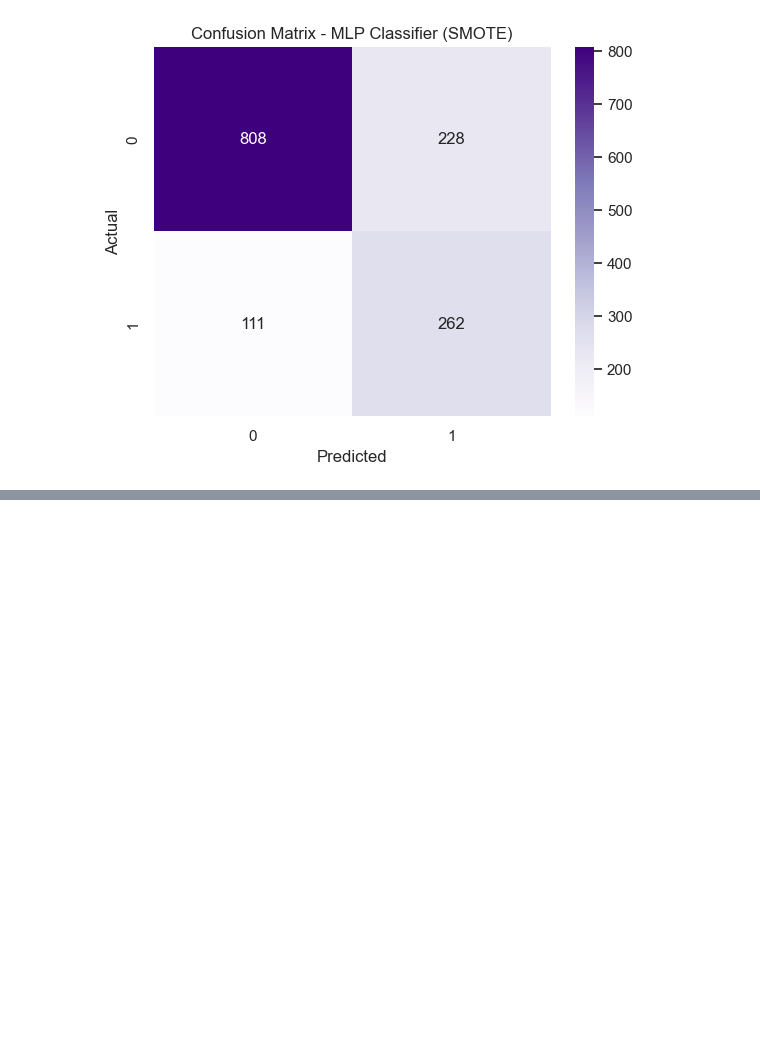
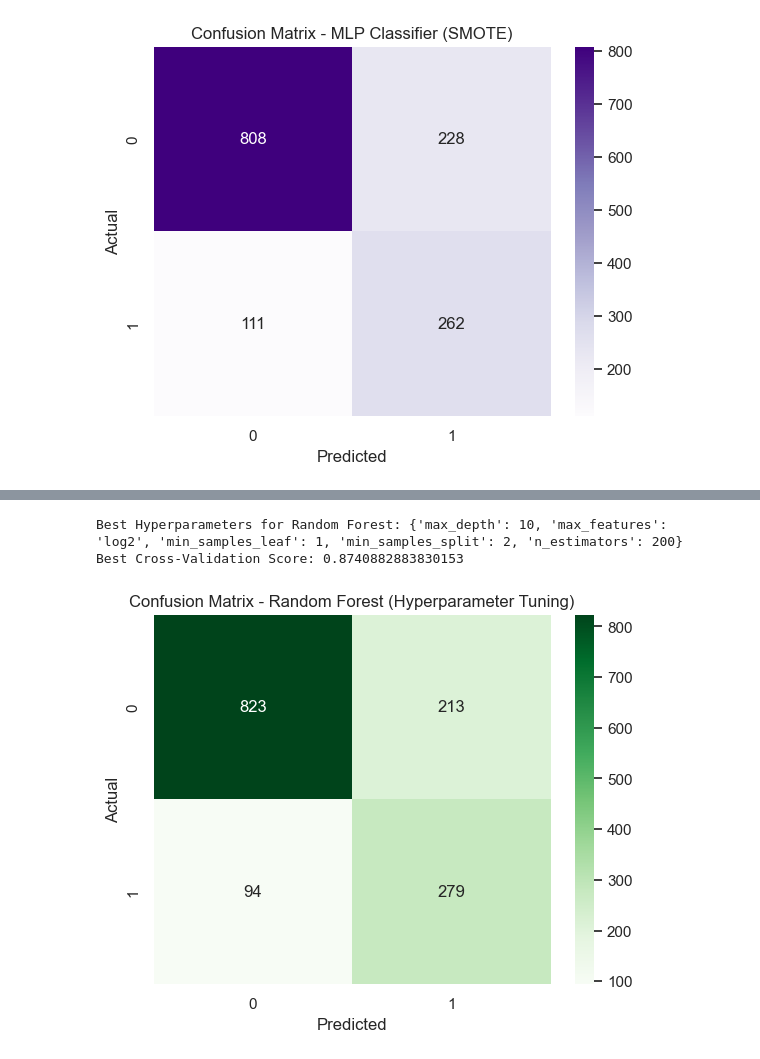
Before and after one commit to ivan-block/Customer-Churn, a Jupyter notebook: churn.ipynb, the cells around one changed output, grey strips where cells are left out. Drawn from its saved outputs; the diff is of its cells as text; code cells hidden in the pictures; blank space fills up the shorter version.

```diff
--- a/churn.ipynb
+++ b/churn.ipynb
@@ -505,0 +570,30 @@ compare_f1.sort_values(by='F1 Score After SMOTE', ascending=False).reset_index(d
+# %%
+rfhp = RandomForestClassifier(class_weight='balanced')
+
+rf_grid_params = {
+    'n_estimators': [100, 200],
+    'max_depth': [None, 10, 20],
+    'min_samples_split': [2, 5],
+    'min_samples_leaf': [1, 2],
+    'max_features': ['sqrt', 'log2']
+}
+
+grid_searchrfhp = GridSearchCV(estimator=rfhp, param_grid=rf_grid_params, cv=5, scoring='recall', n_jobs=-1)
+grid_searchrfhp.fit(X_train_resampled, y_train_resampled)
+
+print("Best Hyperparameters for Random Forest:", grid_searchrfhp.best_params_)
+print("Best Cross-Validation Score:", grid_searchrfhp.best_score_)
+
+best_rf = grid_searchrfhp.best_estimator_
+# %% [output]
+Best Hyperparameters for Random Forest: {'max_depth': 10, 'max_features': 'log2', 'min_samples_leaf': 1, 'min_samples_split': 2, 'n_estimators': 200}
+Best Cross-Validation Score: 0.8740882883830153
+# %%
+rfhp_cmatrix = confusion_matrix(y_test, best_rf.predict(X_test))
+sns.heatmap(rfhp_cmatrix, annot=True, fmt='d', cmap='Greens')
+plt.title('Confusion Matrix - Random Forest (Hyperparameter Tuning)')
+plt.xlabel('Predicted')
+plt.ylabel('Actual')
+plt.show()
+# %% [output]
+[figure, added]
```
Also changed, not shown: parts of 18 cells of this notebook, 1 other file.
